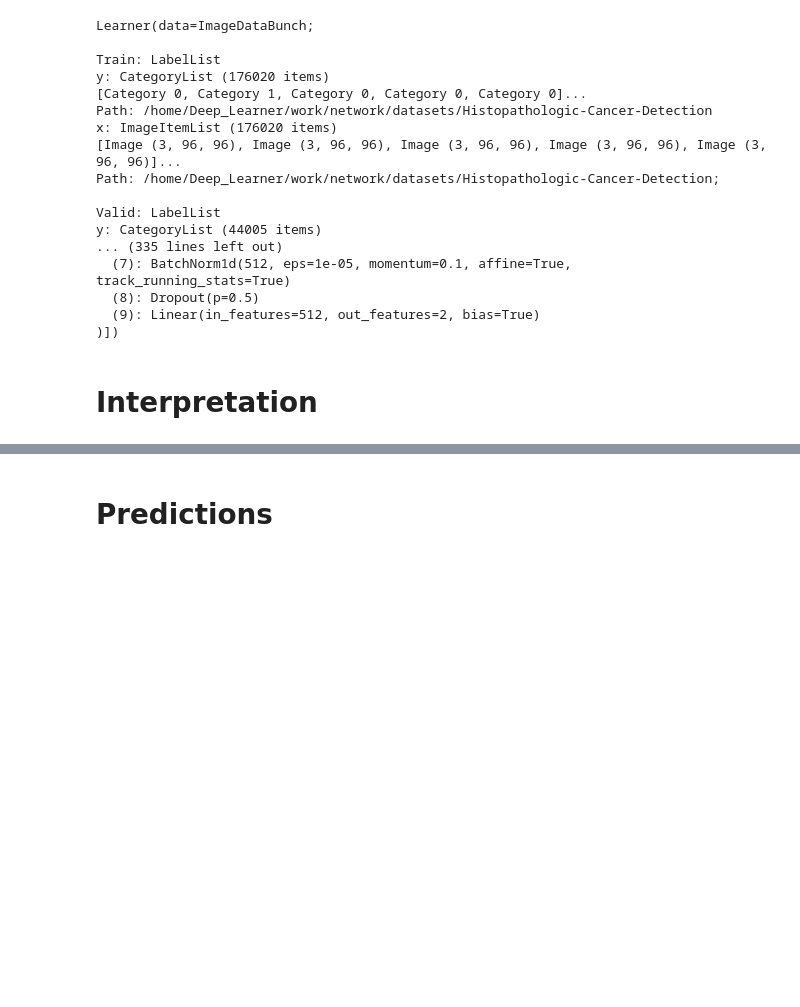
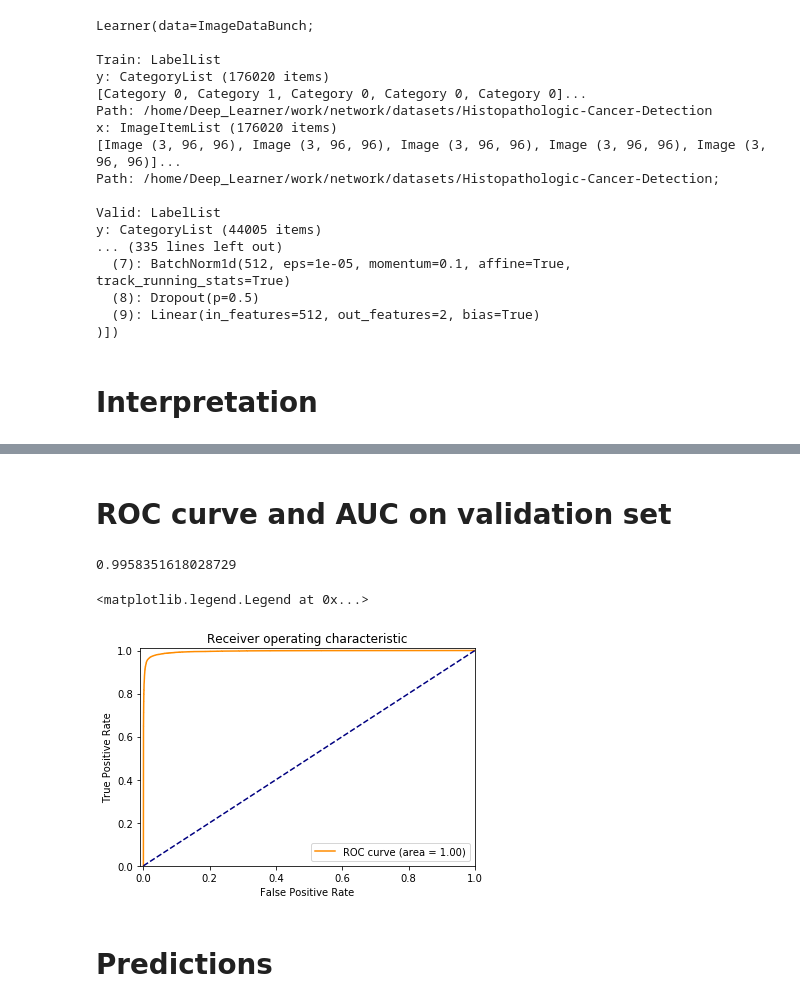
Before and after one commit to ChristophNeuner/Histopathologic-Cancer-Detection, a Jupyter notebook: hcd.ipynb, the cells around one changed output, grey strips where cells are left out. Saved outputs shown, nothing was run; the diff lists cells and outputs as text; code cells hidden in the pictures; blank space fills up the shorter version.

```diff
--- a/hcd.ipynb
+++ b/hcd.ipynb
@@ -199,0 +269,2 @@ learner.recorder.plot_losses()
+# %%
+learner.fit_one_cycle(cyc_len=15, max_lr=slice(lr2, lr/10))
@@ -200,7 +291,7 @@ learner.recorder.plot_losses()
 # %% [markdown]
 ## Load
 # %%
-learner.load('resnet50-complete-5')
+learner.load('resnet50_cycle_len=20-complete')
 # %% [output]
 Learner(data=ImageDataBunch;
 
@@ -230,3 +325,26 @@ interp.plot_top_losses(16)
+# %% [markdown]
+# ROC curve and AUC on validation set
+# %%
+preds_val, targets_val = learner.get_preds(ds_type=DatasetType.Valid)
+# %%
+fpr, tpr, thresholds, roc_auc = roc_curve_custom(preds_val, targets_val)
+# %%
+roc_auc
+# %% [output]
+0.9958351618028729
+# %%
+plt.figure()
+plt.plot(fpr, tpr, color='darkorange', label='ROC curve (area = %0.2f)' % roc_auc)
+plt.plot([0, 1], [0, 1], color='navy', linestyle='--')
+plt.xlim([-0.01, 1.0])
+plt.ylim([0.0, 1.01])
+plt.xlabel('False Positive Rate')
+plt.ylabel('True Positive Rate')
+plt.title('Receiver operating characteristic')
+plt.legend(loc="lower right")
+# %% [output]
+<matplotlib.legend.Legend at 0x...>
+[figure, added]
 # %% [markdown]
 # Predictions
 # %%
```
Also changed, not shown: parts of 30 cells of this notebook, 2 other files.
